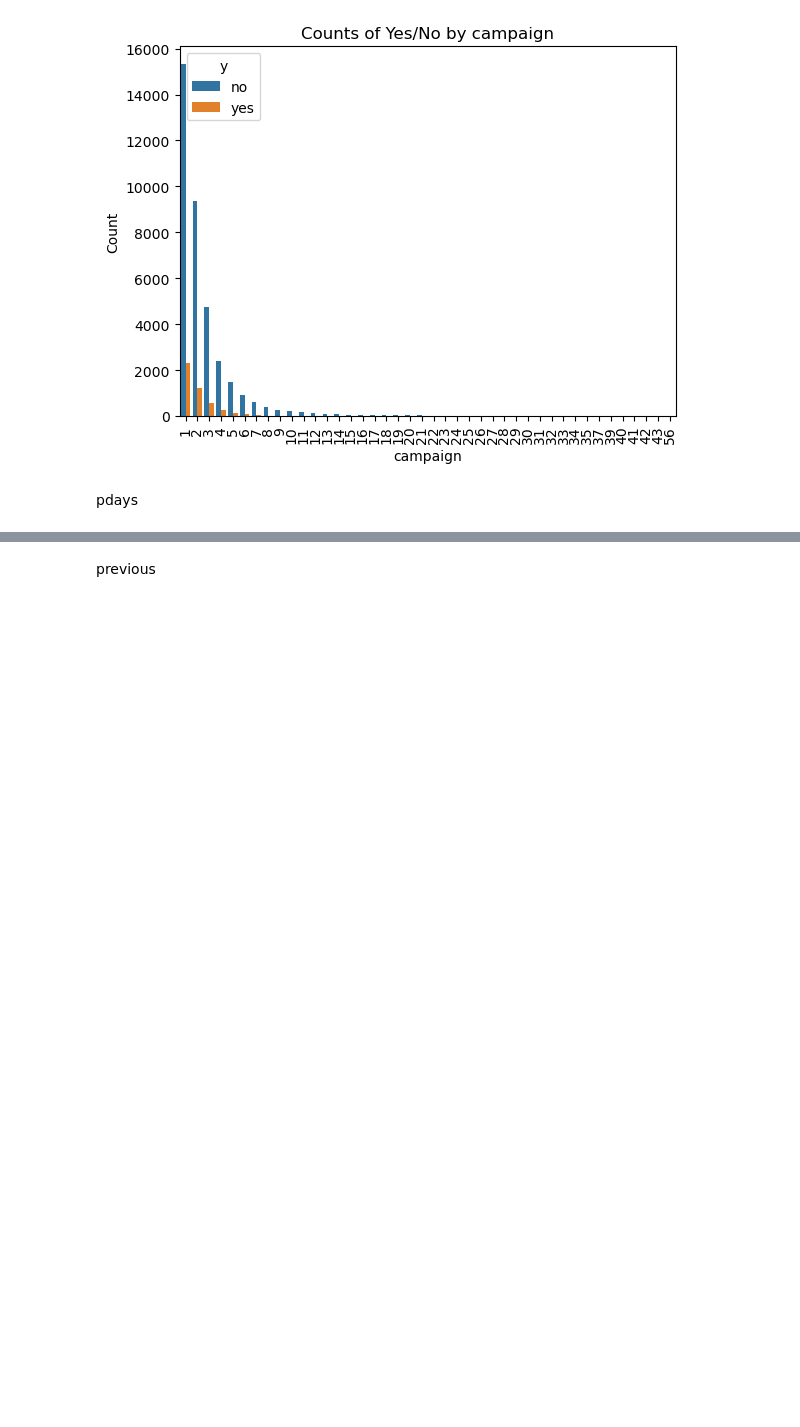
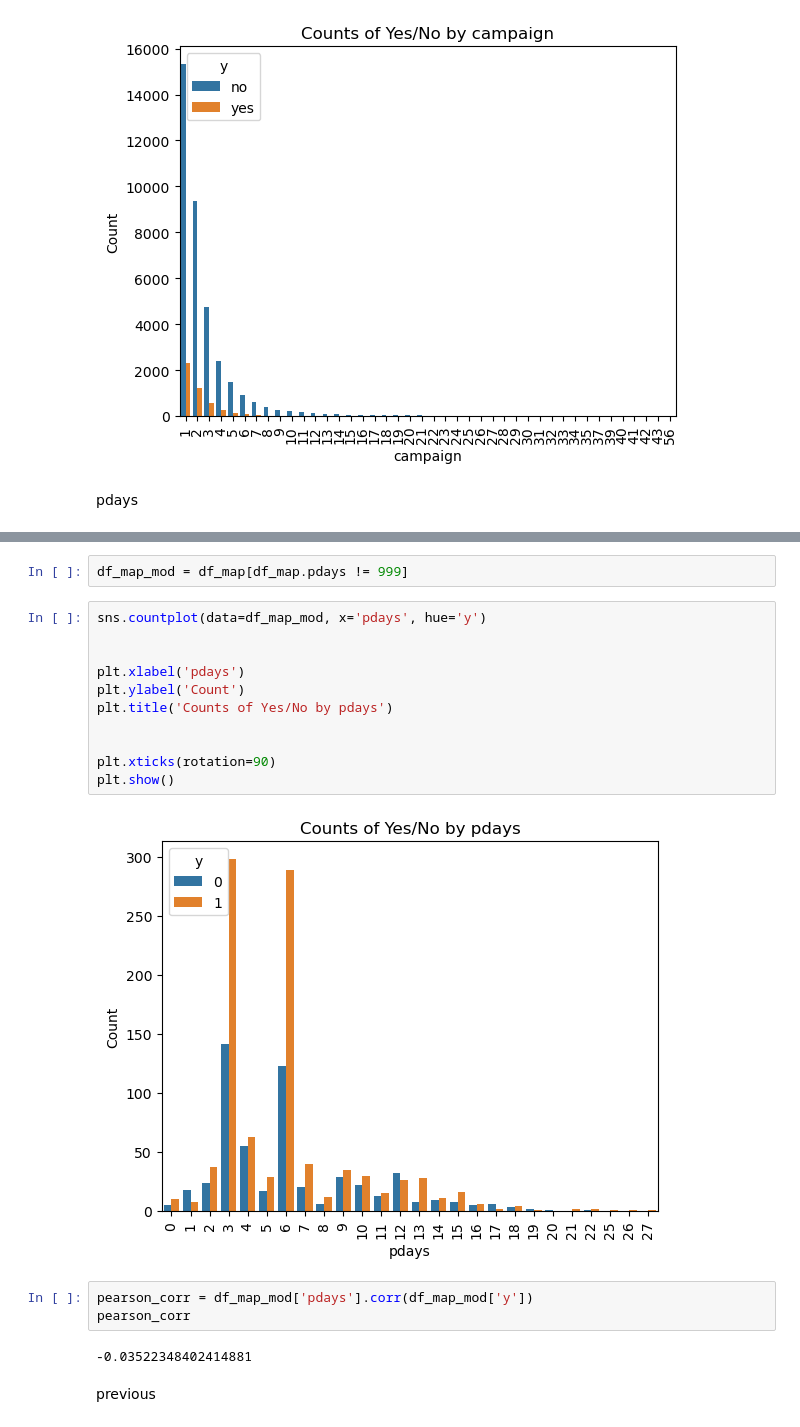
Before and after one commit to rishicarter/Bank_Marketing_Group_Project, a Jupyter notebook: notebooks/week10/EDA_bank-additional-full.ipynb, the cells around one changed output, grey strips where cells are left out. Cells and saved outputs as stored; diff of their text form; blank space fills up the shorter version.

```diff
--- a/notebooks/week10/EDA_bank-additional-full.ipynb
+++ b/notebooks/week10/EDA_bank-additional-full.ipynb
@@ -838,6 +827,26 @@ plt.xticks(rotation=90)  # Rotate x-axis labels for better readability if needed
 plt.show()
 # %% [output]
 [figure]
+# %%
+df_map_mod = df_map[df_map.pdays != 999]
+# %%
+sns.countplot(data=df_map_mod, x='pdays', hue='y')
+
+
+plt.xlabel('pdays')
+plt.ylabel('Count')
+plt.title('Counts of Yes/No by pdays')
+
+
+plt.xticks(rotation=90)
+plt.show()
+# %% [output]
+[figure, added]
+# %%
+pearson_corr = df_map_mod['pdays'].corr(df_map_mod['y'])
+pearson_corr
+# %% [output]
+-0.03522348402414881
 # %% [markdown]
 previous
 # %%
```
Also changed, not shown: parts of 47 cells of this notebook.
